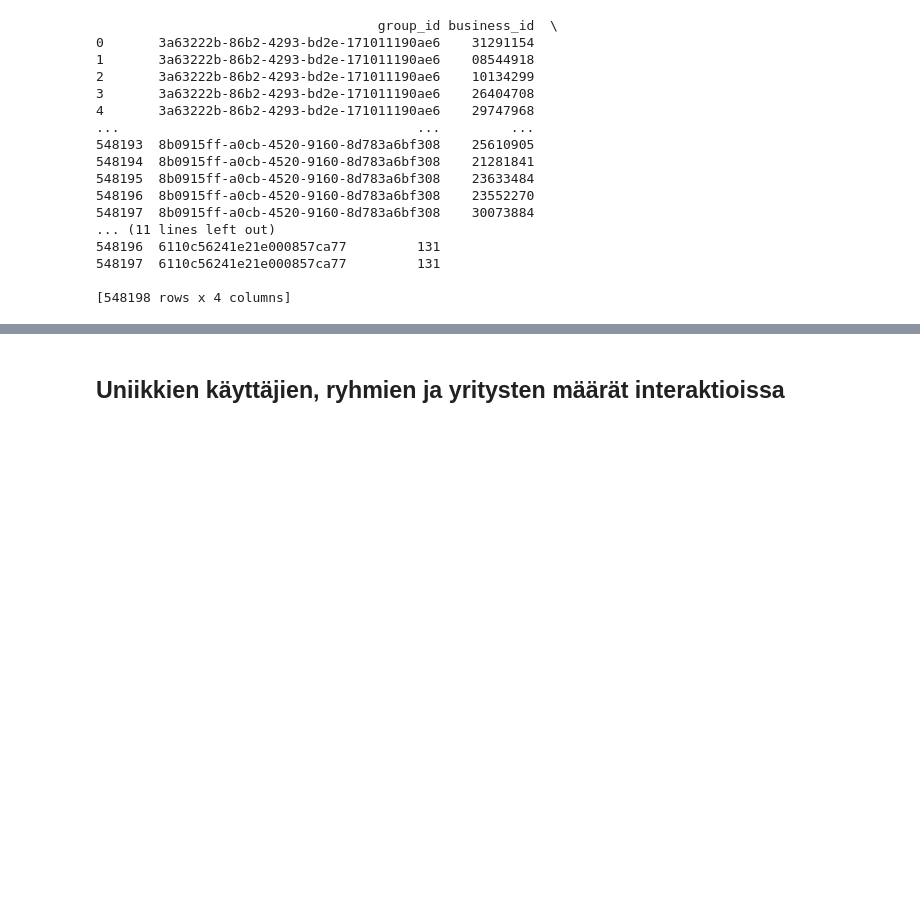
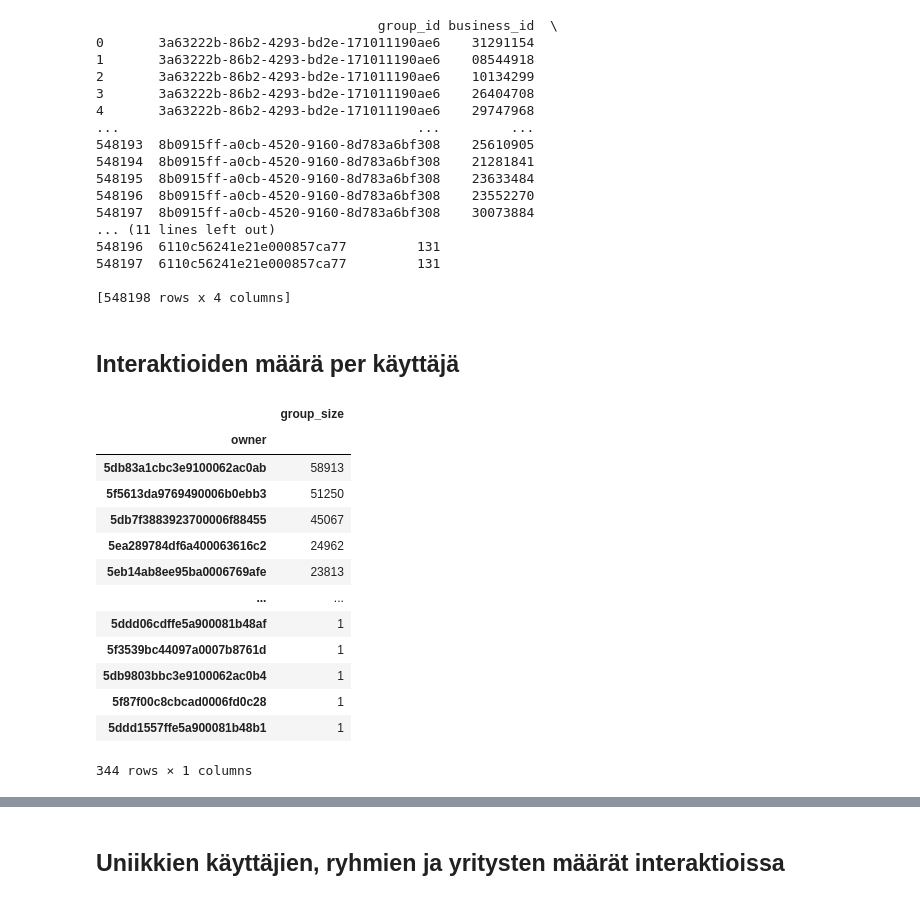
Before and after one commit to sakasute/masters-thesis-code, a Jupyter notebook: jupyter/code/data_exploration.ipynb, the cells around one changed output, grey strips where cells are left out. Drawn from its saved outputs; the diff is of its cells as text; code cells hidden in the pictures; blank space fills up the shorter version.

```diff
--- a/jupyter/code/data_exploration.ipynb
+++ b/jupyter/code/data_exploration.ipynb
@@ -65,3 +67,23 @@ print(INTERACTIONS_WITH_GROUP_SIZES)
 548197  6110c56241e21e000857ca77         131
 
 [548198 rows x 4 columns]
+# %% [markdown]
+## Interaktioiden määrä per käyttäjä
+# %%
+INTERACTION_COUNTS_BY_OWNER = INTERACTIONS_WITH_GROUP_SIZES.drop_duplicates('group_id').groupby(['owner']).sum()
+INTERACTION_COUNTS_BY_OWNER.sort_values('group_size', ascending=False)
+# %% [output]
+|  | group_size |
+| owner |  |
+| 5db83a1cbc3e9100062ac0ab | 58913 |
+| 5f5613da9769490006b0ebb3 | 51250 |
+| 5db7f3883923700006f88455 | 45067 |
+| 5ea289784df6a400063616c2 | 24962 |
+| 5eb14ab8ee95ba0006769afe | 23813 |
+| ... | ... |
+| 5ddd06cdffe5a900081b48af | 1 |
+| 5f3539bc44097a0007b8761d | 1 |
+| 5db9803bbc3e9100062ac0b4 | 1 |
+| 5f87f00c8cbcad0006fd0c28 | 1 |
+| 5ddd1557ffe5a900081b48b1 | 1 |
+344 rows × 1 columns
```
Also changed, not shown: parts of 6 cells of this notebook, 2 other files.
